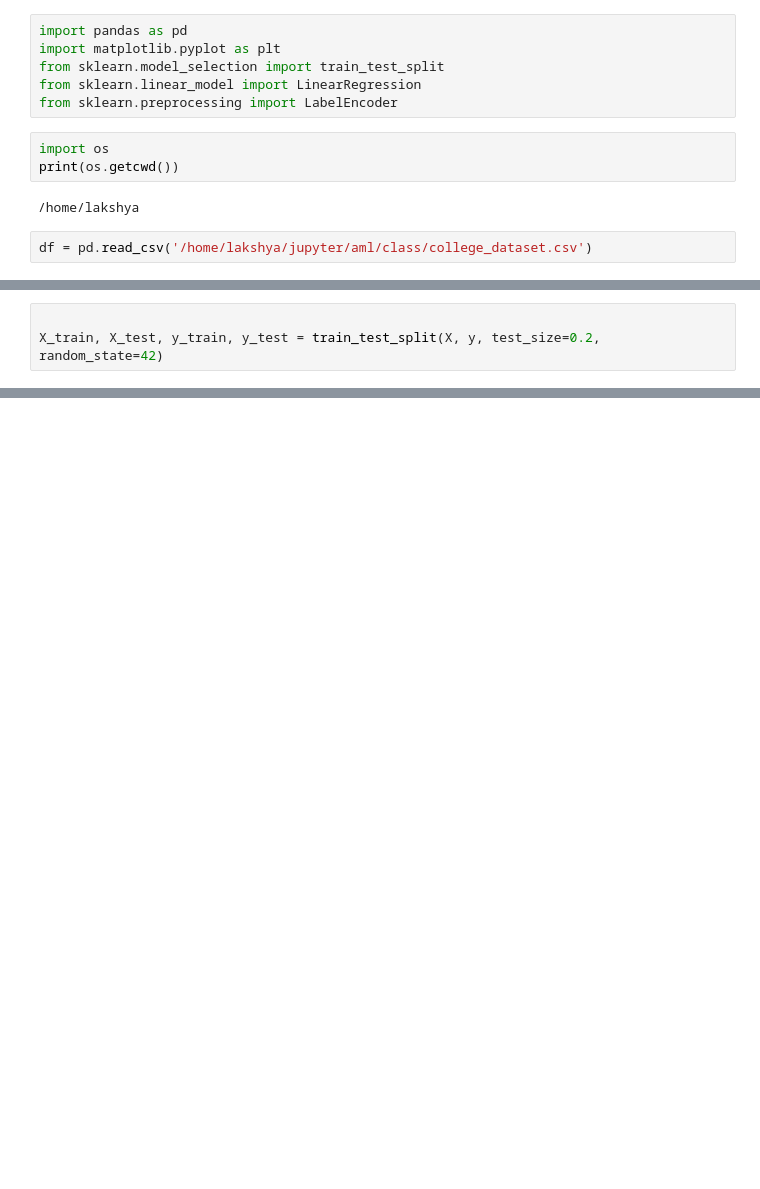
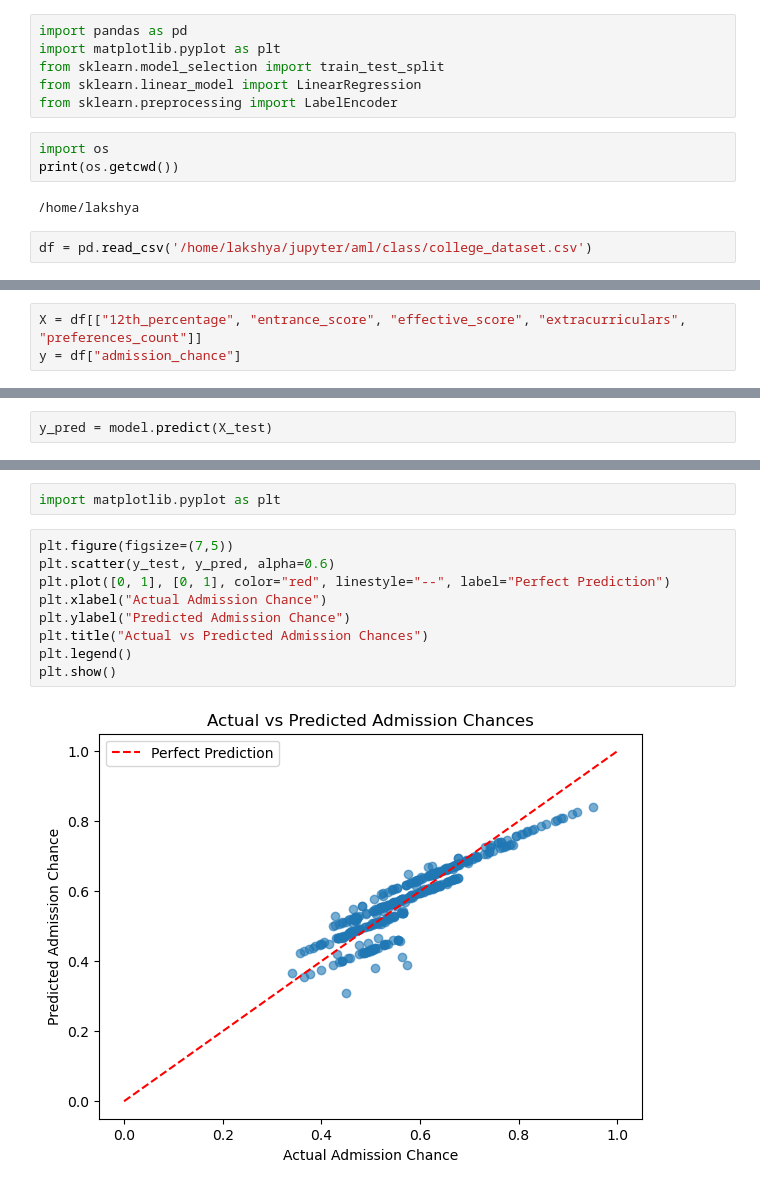
Before and after one commit to lakshyajaat/jupyter-, a Jupyter notebook: aml/class/data_pridic.ipynb, the cells around one changed output, grey strips where cells are left out. Cells and saved outputs as stored; diff of their text form; blank space fills up the shorter version.

```diff
--- a/aml/class/data_pridic.ipynb
+++ b/aml/class/data_pridic.ipynb
@@ -26,4 +57,4 @@ y = df['assigned_college']
 # %%
-
-X_train, X_test, y_train, y_test = train_test_split(X, y, test_size=0.2, random_state=42)
+X = df[["12th_percentage", "entrance_score", "effective_score", "extracurriculars", "preferences_count"]]
+y = df["admission_chance"]
 # %%
@@ -33,0 +67,2 @@ ValueError: could not convert string to float: 'Regional Engineering College'
+# %%
+y_pred = model.predict(X_test)
@@ -33,0 +79,13 @@ ValueError: could not convert string to float: 'Regional Engineering College'
+# %%
+import matplotlib.pyplot as plt
+# %%
+plt.figure(figsize=(7,5))
+plt.scatter(y_test, y_pred, alpha=0.6)
+plt.plot([0, 1], [0, 1], color="red", linestyle="--", label="Perfect Prediction")
+plt.xlabel("Actual Admission Chance")
+plt.ylabel("Predicted Admission Chance")
+plt.title("Actual vs Predicted Admission Chances")
+plt.legend()
+plt.show()
+# %% [output]
+[figure, added]
```
Also changed, not shown: parts of 6 cells of this notebook, 9 other files.
